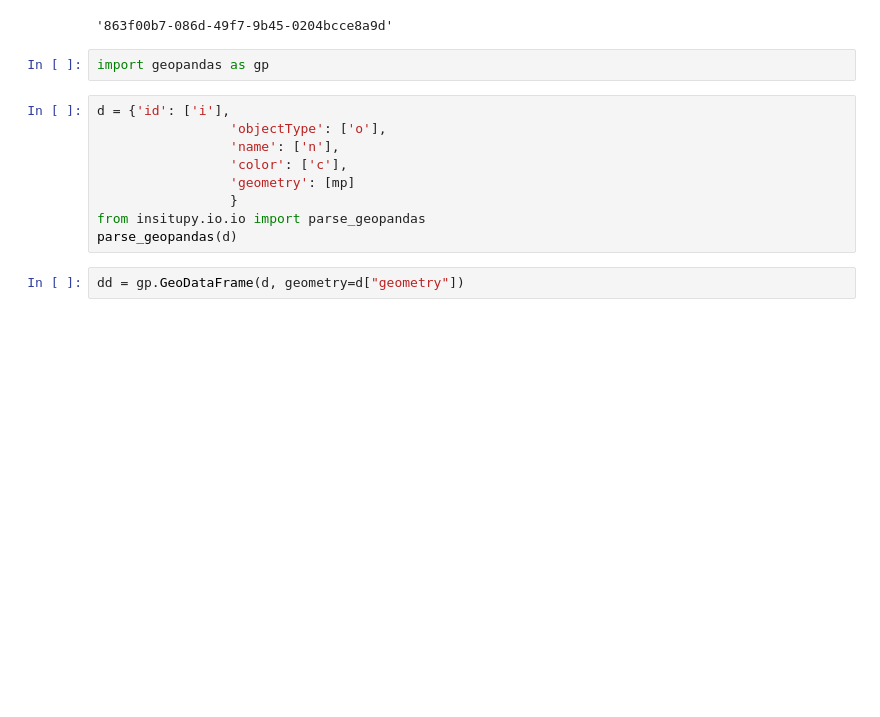
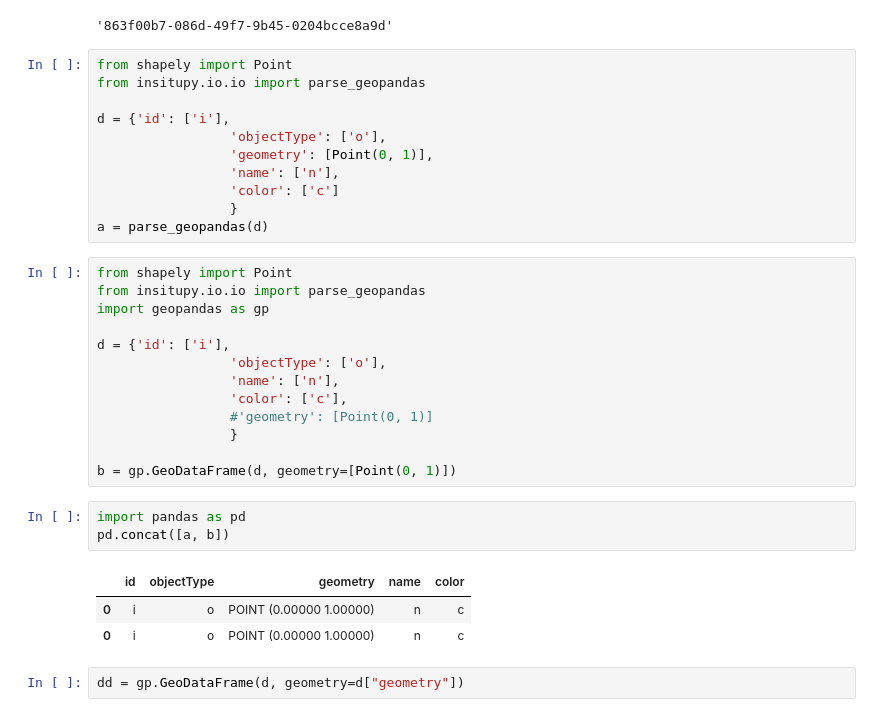
Before and after one commit to b-lemke98/InSituPy-1, a Jupyter notebook: notebooks/dev/04_InSituPy_demo_annotations_widget_tests.ipynb, the cells around one changed output. Saved outputs shown, nothing was run; the diff lists cells and outputs as text; blank space fills up the shorter version.

```diff
--- a/notebooks/dev/04_InSituPy_demo_annotations_widget_tests.ipynb
+++ b/notebooks/dev/04_InSituPy_demo_annotations_widget_tests.ipynb
@@ -203,17 +344,37 @@ import uuid
 str(uuid.uuid4())
 # %% [output]
 '863f00b7-086d-49f7-9b45-0204bcce8a9d'
-# %%
-import geopandas as gp
-# %%
-d = {'id': ['i'],
-                 'objectType': ['o'],
-                 'name': ['n'],
-                 'color': ['c'],
-                 'geometry': [mp]
-                 }
-from insitupy.io.io import parse_geopandas
-parse_geopandas(d)
+# %%
+from shapely import Point
+from insitupy.io.io import parse_geopandas
+
+d = {'id': ['i'],
+                 'objectType': ['o'],
+                 'geometry': [Point(0, 1)],
+                 'name': ['n'],
+                 'color': ['c']
+                 }
+a = parse_geopandas(d)
+# %%
+from shapely import Point
+from insitupy.io.io import parse_geopandas
+import geopandas as gp
+
+d = {'id': ['i'],
+                 'objectType': ['o'],
+                 'name': ['n'],
+                 'color': ['c'],
+                 #'geometry': [Point(0, 1)]
+                 }
+
+b = gp.GeoDataFrame(d, geometry=[Point(0, 1)])
+# %%
+import pandas as pd
+pd.concat([a, b])
+# %% [output]
+|  | id | objectType | geometry | name | color |
+| 0 | i | o | POINT (0.00000 1.00000) | n | c |
+| 0 | i | o | POINT (0.00000 1.00000) | n | c |
 # %%
 dd = gp.GeoDataFrame(d, geometry=d["geometry"])
 # %%
```
Also changed, not shown: parts of 19 cells of this notebook, 2 other files.
